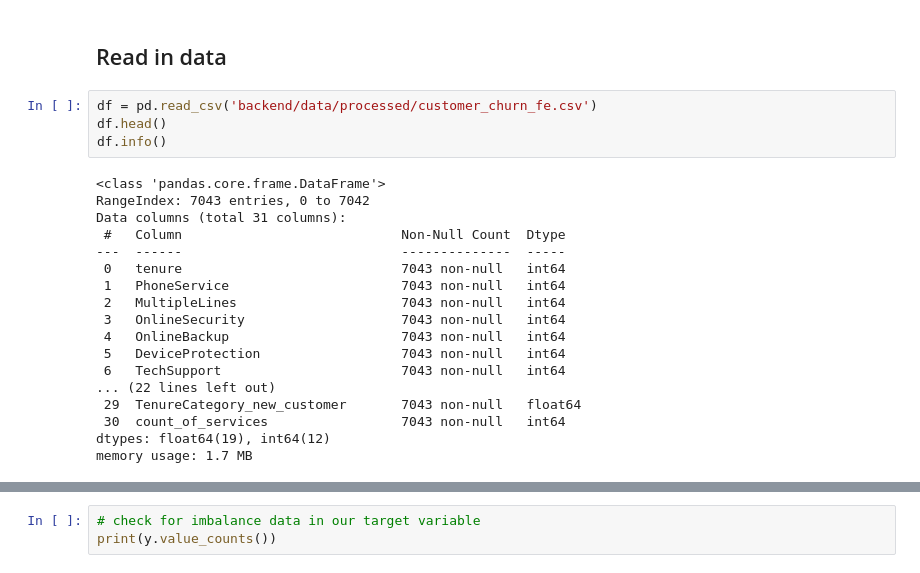
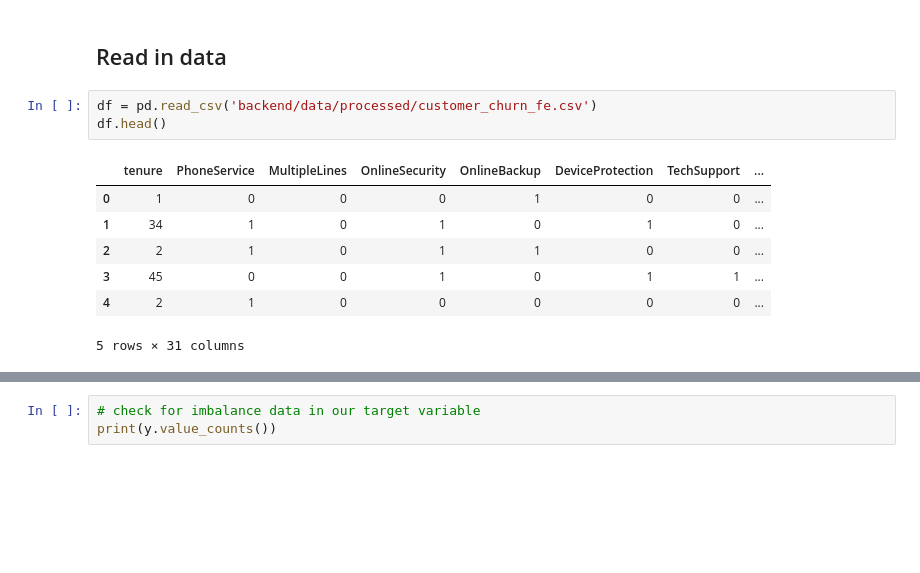
Before and after one commit to jacktorrealba/customer-churn, a Jupyter notebook: backend/notebooks/04_modeling.ipynb, the cells around one changed output, grey strips where cells are left out. Saved outputs shown, nothing was run; the diff lists cells and outputs as text; blank space fills up the shorter version.

```diff
--- a/backend/notebooks/04_modeling.ipynb
+++ b/backend/notebooks/04_modeling.ipynb
@@ -33,25 +21,14 @@ from pprint import pprint
 # %%
 df = pd.read_csv('backend/data/processed/customer_churn_fe.csv')
 df.head()
-df.info()
 # %% [output]
+|  | tenure | PhoneService | MultipleLines | OnlineSecurity | OnlineBackup | DeviceProtection | TechSupport | ... |
+| 0 | 1 | 0 | 0 | 0 | 1 | 0 | 0 | ... |
+| 1 | 34 | 1 | 0 | 1 | 0 | 1 | 0 | ... |
+| 2 | 2 | 1 | 0 | 1 | 1 | 0 | 0 | ... |
+| 3 | 45 | 0 | 0 | 1 | 0 | 1 | 1 | ... |
+| 4 | 2 | 1 | 0 | 0 | 0 | 0 | 0 | ... |
-<class 'pandas.core.frame.DataFrame'>
-RangeIndex: 7043 entries, 0 to 7042
-Data columns (total 31 columns):
- #   Column                            Non-Null Count  Dtype
----  ------                            --------------  -----
- 0   tenure                            7043 non-null   int64
- 1   PhoneService                      7043 non-null   int64
- 2   MultipleLines                     7043 non-null   int64
- 3   OnlineSecurity                    7043 non-null   int64
- 4   OnlineBackup                      7043 non-null   int64
- 5   DeviceProtection                  7043 non-null   int64
- 6   TechSupport                       7043 non-null   int64
-... (22 lines left out)
- 29  TenureCategory_new_customer       7043 non-null   float64
- 30  count_of_services                 7043 non-null   int64
-dtypes: float64(19), int64(12)
-memory usage: 1.7 MB
+5 rows × 31 columns
 # %%
 # split into x and y variables
 
```
Also changed, not shown: parts of 18 cells of this notebook, 15 other files.
